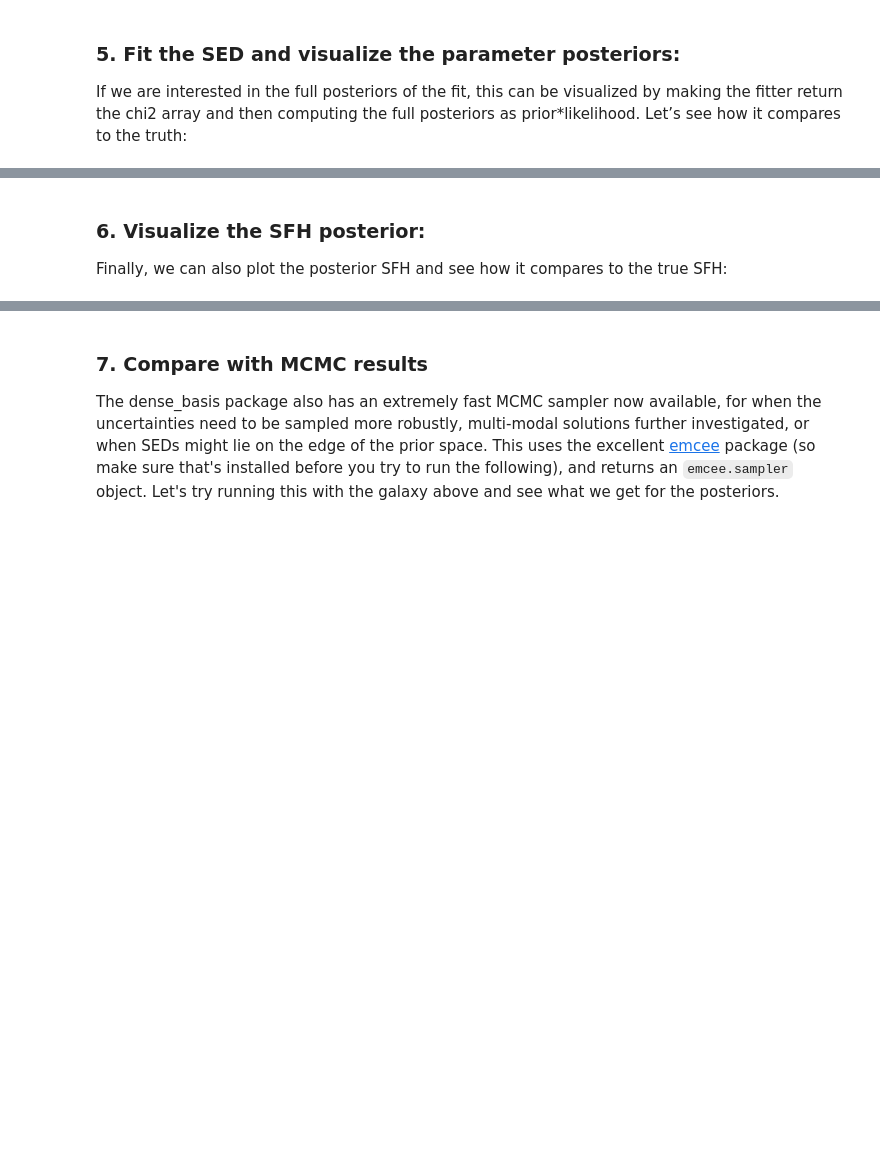
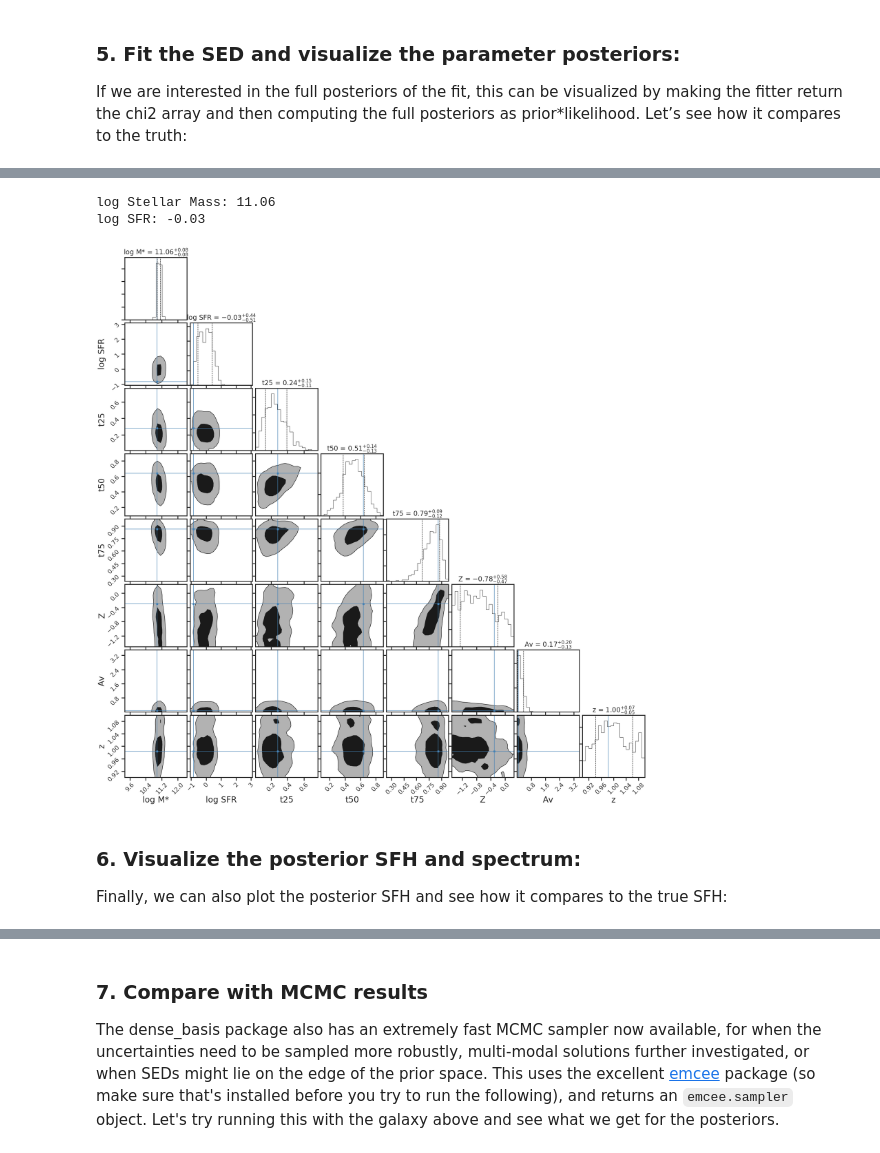
Before and after one commit to kartheikiyer/dense_basis, a Jupyter notebook: docs/tutorials/getting_started.ipynb, the cells around one changed output, grey strips where cells are left out. Drawn from its saved outputs; the diff is of its cells as text; code cells hidden in the pictures; blank space fills up the shorter version.

```diff
--- a/docs/tutorials/getting_started.ipynb
+++ b/docs/tutorials/getting_started.ipynb
@@ -88,10 +95,16 @@ Step 2 is extremely beneficial in fitting large datasets, since the atlas needs
 # load the atlas
 atlas = db.load_atlas(fname, N_pregrid = N_pregrid, N_param = priors.Nparam, path = path)
 
-# pass the atlas and the observed SED into the fitter,
-# evaluate_sed_likelihood returns the likelihood for each SED in the atlas and the norm value to
+# pass the atlas and the observed SED + uncertainties into the fitter,
+sedfit = db.SedFit(obs_sed, obs_err, atlas, fit_mask=[])
+
+# evaluate_likelihood returns the likelihood for each SED in the atlas and the norm value to
 # best match the observed SED with the atlas.
-chi2_array, norm_fac = db.evaluate_sed_likelihood(obs_sed, obs_err, atlas)
+sedfit.evaluate_likelihood()
+
+# evaluate_posterior_percentiles calculates the 16,50,84th percentiles for
+# the physical parameters - stellar mass, SFR, tx, dust, metallicity and redshift
+sedfit.evaluate_posterior_percentiles()
 # %% [markdown]
 ### 5. Fit the SED and visualize the parameter posteriors:
 
@@ -110,4 +116,15 @@ db.plot_posteriors(chi2_array, norm_fac, obs_sed, atlas,truths=sed_truths)
+# %%
+print('log Stellar Mass: %.2f' %sedfit.mstar[0])
+print('log SFR: %.2f' %sedfit.sfr[0])
+# %% [output]
+log Stellar Mass: 11.06
+log SFR: -0.03
+# %%
+sedfit.plot_posteriors(truths=sed_truths)
+plt.show()
+# %% [output]
+[figure, added]
 # %% [markdown]
-### 6. Visualize the SFH posterior:
+### 6. Visualize the posterior SFH and spectrum:
 
 Finally, we can also plot the posterior SFH and see how it compares to the true SFH:
```
Also changed, not shown: parts of 11 cells of this notebook, 8 other files.
